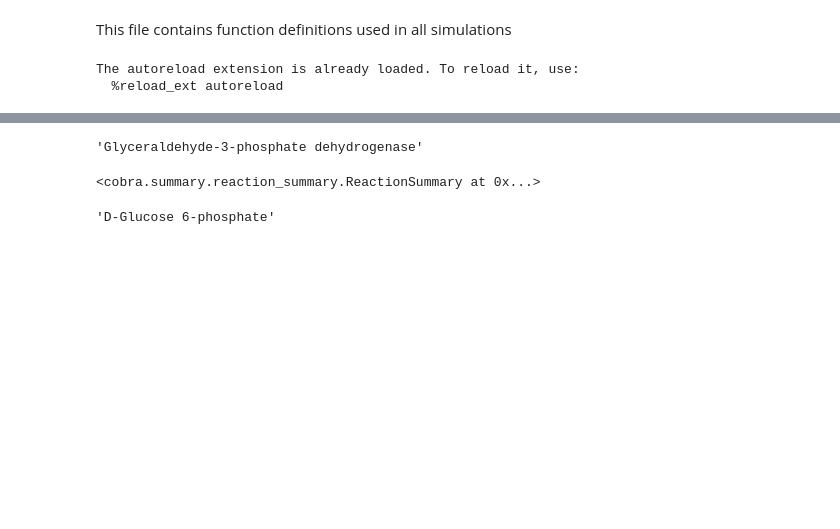
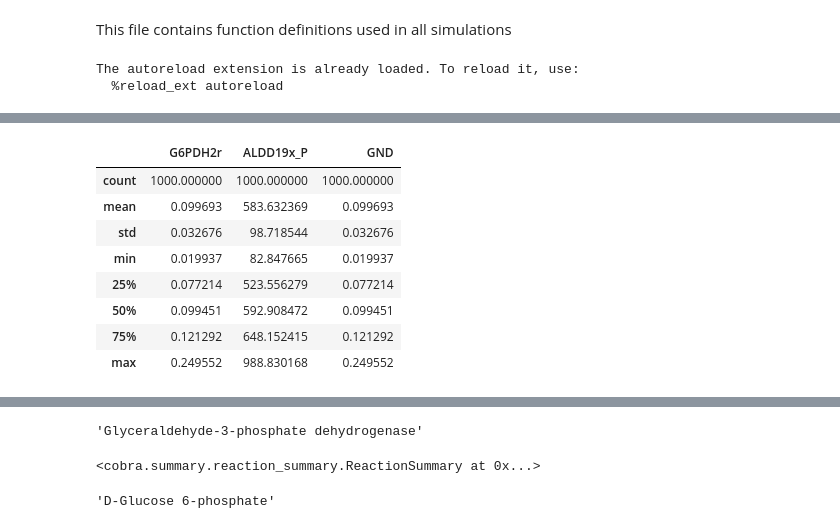
Before and after one commit to maivehanni/BSc_thesis, a Jupyter notebook: Python_scripts/Thesis_simulations_all_models/functions_test.ipynb, the cells around one changed output, grey strips where cells are left out. Drawn from its saved outputs; the diff is of its cells as text; code cells hidden in the pictures; blank space fills up the shorter version.

```diff
--- a/Python_scripts/Thesis_simulations_all_models/functions_test.ipynb
+++ b/Python_scripts/Thesis_simulations_all_models/functions_test.ipynb
@@ -25,0 +67,12 @@ The autoreload extension is already loaded. To reload it, use:
+# %%
+s[['G6PDH2r', 'ALDD19x_P', 'GND']].describe()
+# %% [output]
+|  | G6PDH2r | ALDD19x_P | GND |
+| count | 1000.000000 | 1000.000000 | 1000.000000 |
+| mean | 0.099693 | 583.632369 | 0.099693 |
+| std | 0.032676 | 98.718544 | 0.032676 |
+| min | 0.019937 | 82.847665 | 0.019937 |
+| 25% | 0.077214 | 523.556279 | 0.077214 |
+| 50% | 0.099451 | 592.908472 | 0.099451 |
+| 75% | 0.121292 | 648.152415 | 0.121292 |
+| max | 0.249552 | 988.830168 | 0.249552 |
```
Also changed, not shown: parts of 6 cells of this notebook, 34 other files.
